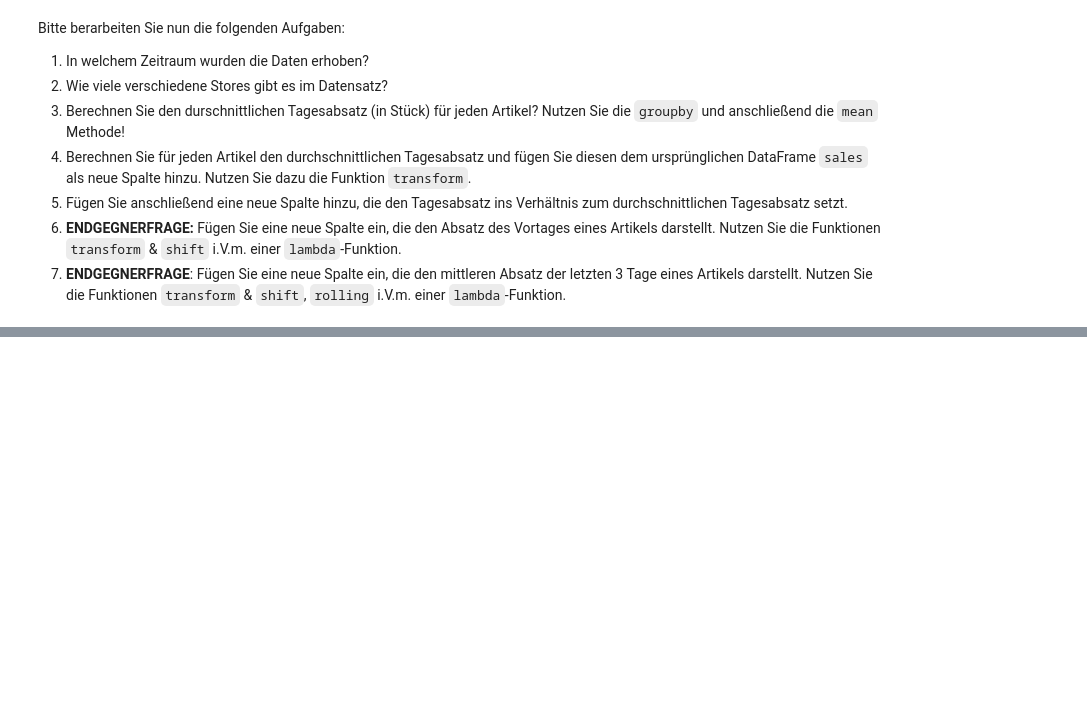
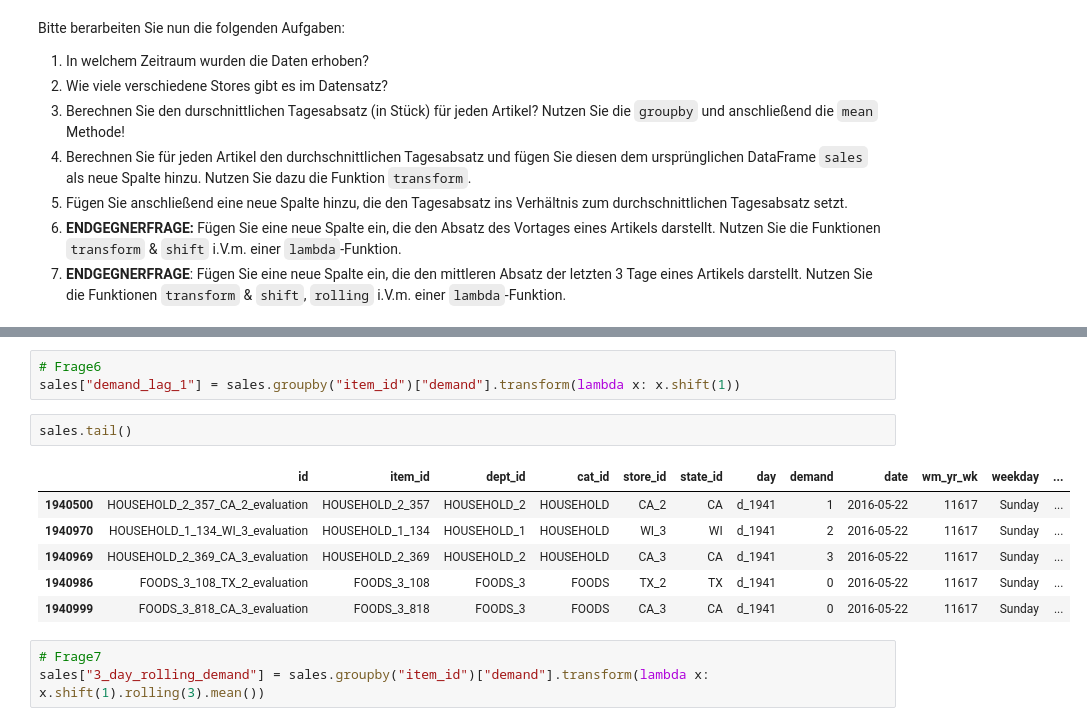
Before and after one commit to AlexKressner/Business_Intelligence, a Jupyter notebook: Pandas_Intro.ipynb, the cells around one changed output, grey strips where cells are left out. Saved outputs shown, nothing was run; the diff lists cells and outputs as text; blank space fills up the shorter version.

```diff
--- a/Pandas_Intro.ipynb
+++ b/Pandas_Intro.ipynb
@@ -1029,0 +1294,15 @@ Bitte berarbeiten Sie nun die folgenden Aufgaben:
+# %%
+# Frage6
+sales["demand_lag_1"] = sales.groupby("item_id")["demand"].transform(lambda x: x.shift(1))
+# %%
+sales.tail()
+# %% [output]
+|  | id | item_id | dept_id | cat_id | store_id | state_id | day | demand | date | wm_yr_wk | weekday | ... |
+| 1940500 | HOUSEHOLD_2_357_CA_2_evaluation | HOUSEHOLD_2_357 | HOUSEHOLD_2 | HOUSEHOLD | CA_2 | CA | d_1941 | 1 | 2016-05-22 | 11617 | Sunday | ... |
+| 1940970 | HOUSEHOLD_1_134_WI_3_evaluation | HOUSEHOLD_1_134 | HOUSEHOLD_1 | HOUSEHOLD | WI_3 | WI | d_1941 | 2 | 2016-05-22 | 11617 | Sunday | ... |
+| 1940969 | HOUSEHOLD_2_369_CA_3_evaluation | HOUSEHOLD_2_369 | HOUSEHOLD_2 | HOUSEHOLD | CA_3 | CA | d_1941 | 3 | 2016-05-22 | 11617 | Sunday | ... |
+| 1940986 | FOODS_3_108_TX_2_evaluation | FOODS_3_108 | FOODS_3 | FOODS | TX_2 | TX | d_1941 | 0 | 2016-05-22 | 11617 | Sunday | ... |
+| 1940999 | FOODS_3_818_CA_3_evaluation | FOODS_3_818 | FOODS_3 | FOODS | CA_3 | CA | d_1941 | 0 | 2016-05-22 | 11617 | Sunday | ... |
+# %%
+# Frage7
+sales["3_day_rolling_demand"] = sales.groupby("item_id")["demand"].transform(lambda x: x.shift(1).rolling(3).mean())
```
Also changed, not shown: parts of 29 cells of this notebook.
